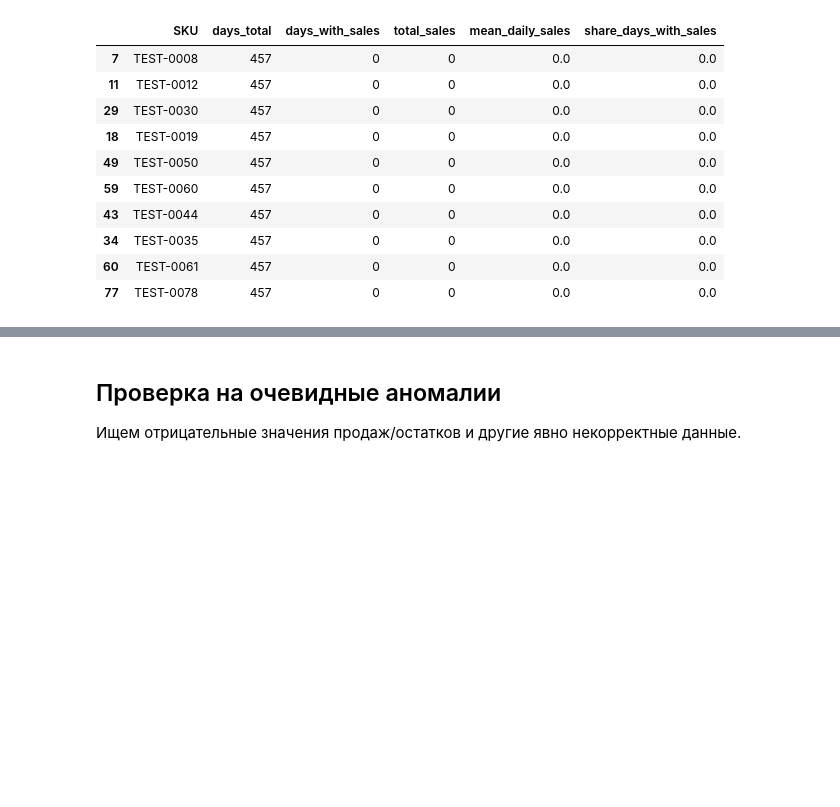
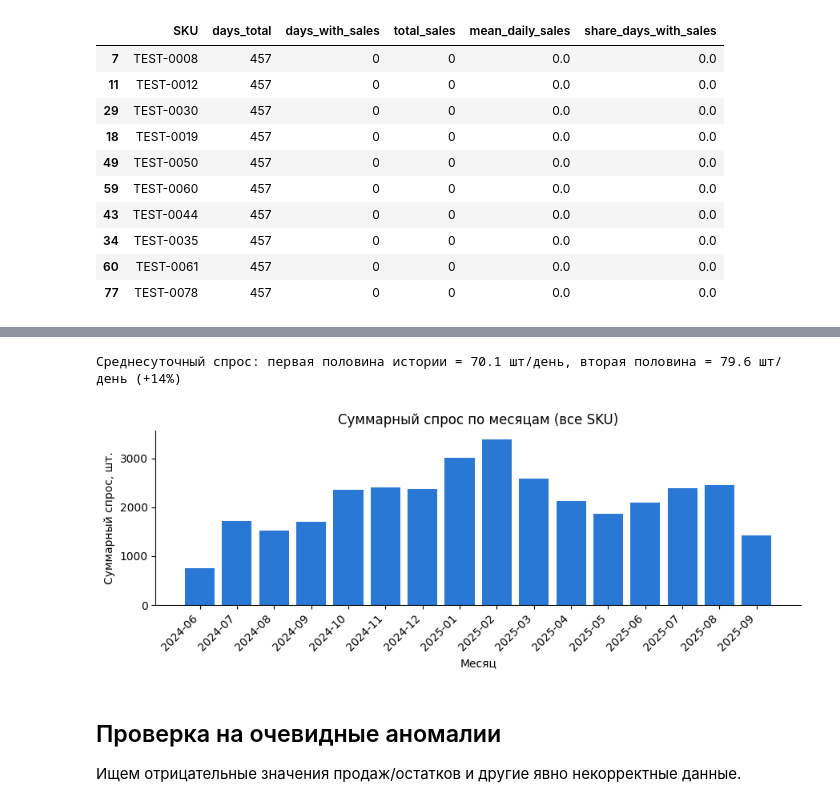
Before and after one commit to Viktor-VK/reorder-model, a Jupyter notebook: notebooks/reorder_model.ipynb, the cells around one changed output, grey strips where cells are left out. Saved outputs shown, nothing was run; the diff lists cells and outputs as text; code cells hidden in the pictures; blank space fills up the shorter version.

```diff
--- a/notebooks/reorder_model.ipynb
+++ b/notebooks/reorder_model.ipynb
@@ -348,3 +352,17 @@ def plot_stock_observation_rate(observation_rate_by_date):
+# %%
+def plot_monthly_demand(monthly_demand):
+    """Bar chart: суммарный спрос по месяцам (все SKU вместе). monthly_demand - Series,
+    индекс - pandas Period (месяц), значения - сумма SalesQty за месяц."""
+    fig, ax = plt.subplots(figsize=(9, 3.5))
+    ax.bar(monthly_demand.index.astype(str), monthly_demand.values, color="#2a78d6")
+    ax.set_xlabel("Месяц")
+    ax.set_ylabel("Суммарный спрос, шт.")
+    ax.set_title("Суммарный спрос по месяцам (все SKU)")
+    ax.spines["top"].set_visible(False)
+    ax.spines["right"].set_visible(False)
+    plt.xticks(rotation=45, ha="right")
+    plt.tight_layout()
+    plt.show()
 # %% [markdown]
 # Раздел 1. Baseline
 # %% [markdown]
@@ -616,3 +640,23 @@ SKU с долей дней с продажами < 10%: 170
+# %%
+# Суммарный спрос по месяцам - для наглядности на графике.
+monthly_demand = history_df.groupby(history_df["Date"].dt.to_period("M"))["SalesQty"].sum()
+
+# Грубая проверка тренда: делим историю пополам по времени и сравниваем среднесуточный спрос.
+mid_date = history_df["Date"].min() + (history_df["Date"].max() - history_df["Date"].min()) / 2
+first_half = history_df[history_df["Date"] < mid_date]
+second_half = history_df[history_df["Date"] >= mid_date]
+first_half_rate = first_half["SalesQty"].sum() / first_half["Date"].nunique()
+second_half_rate = second_half["SalesQty"].sum() / second_half["Date"].nunique()
+
+print(
+    f"Среднесуточный спрос: первая половина истории = {first_half_rate:.1f} шт/день, "
+    f"вторая половина = {second_half_rate:.1f} шт/день ({(second_half_rate / first_half_rate - 1):+.0%})"
+)
+
+plot_monthly_demand(monthly_demand)
+# %% [output]
+Среднесуточный спрос: первая половина истории = 70.1 шт/день, вторая половина = 79.6 шт/день (+14%)
+[figure, added]
 # %% [markdown]
 ## Проверка на очевидные аномалии
 
```
Also changed, not shown: parts of 8 cells of this notebook, 1 other file.
